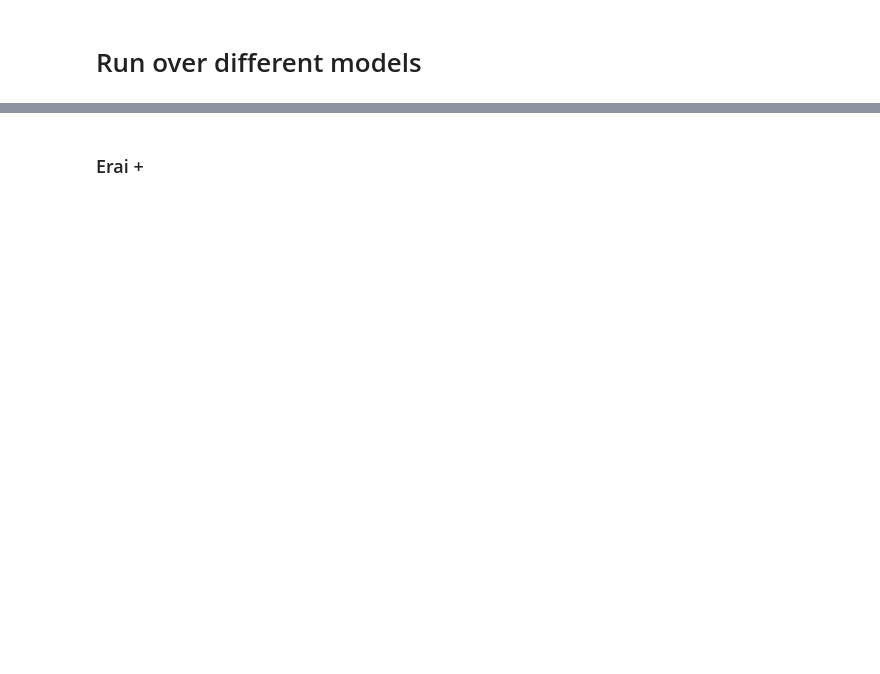
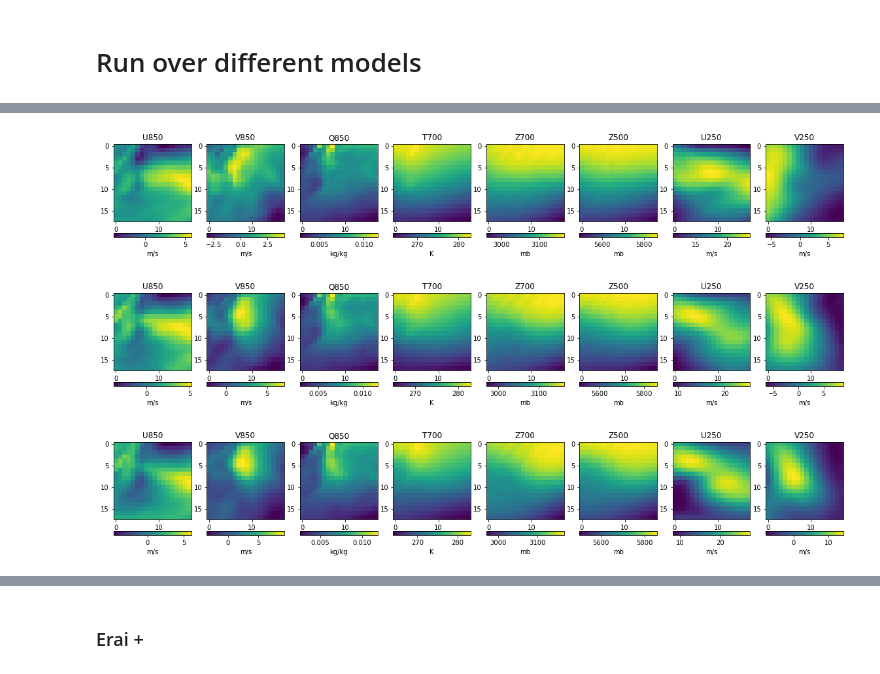
Before and after one commit to NCAR/ml-sm-dk-hf, a Jupyter notebook: notebooks/rain-days-via-xarray.ipynb, the cells around one changed output, grey strips where cells are left out. Cells and saved outputs as stored; diff of their text form; code cells hidden in the pictures; blank space fills up the shorter version.

```diff
--- a/notebooks/rain-days-via-xarray.ipynb
+++ b/notebooks/rain-days-via-xarray.ipynb
@@ -226,0 +332,14 @@ wet, dry: 266 464
+# %%
+# MPI+cnn: hist
+rainsignal = xr.open_dataset('/glade/work/mcginnis/DCA/data/gen/final/cnn/hist/prec.hist.MPI-ESM-LR.CNN.day.1980-2005.NAM-22i.SGP.x098.y36.nc')['prec']
+load_uatm_mpi_hist()
+dryinput, drycount, drydistribution, dryindeces = calc_uatm_average(0, 0.254, rainsignal)
+moistinput, moistcount, moistdistribution, moistindeces = calc_uatm_average(0.254, 3.0, rainsignal)
+wetinput, wetcount, wetdistribution, wetindeces = calc_uatm_average(3.0, 9999.0, rainsignal)
+plot_8v(dryinput)
+plot_8v(moistinput)
+plot_8v(wetinput)
+# %% [output]
+[figure, added]
+[figure, added]
+[figure, added]
```
Also changed, not shown: parts of 28 cells of this notebook.
